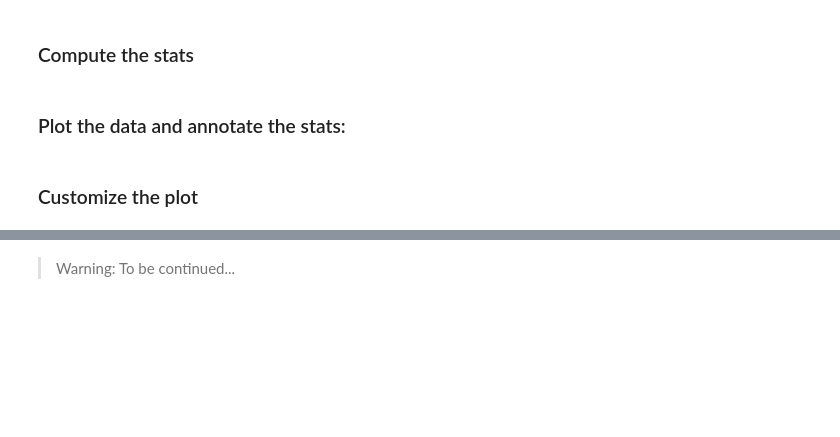
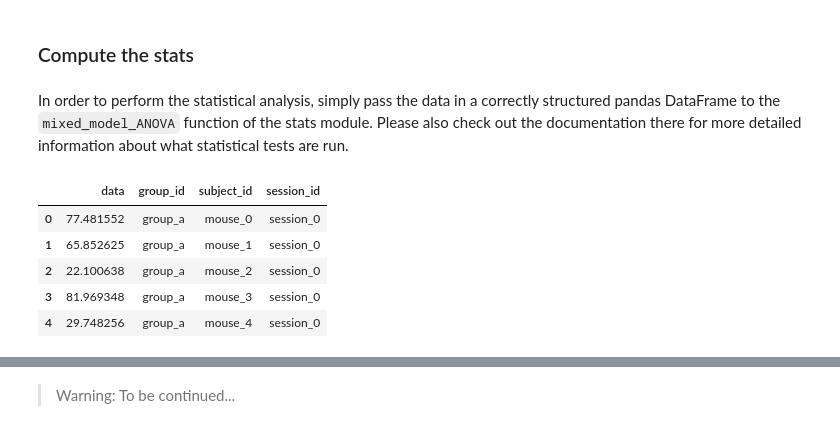
Before and after one commit to Defense-Circuits-Lab/stats_n_plots, a Jupyter notebook: 03_api_tutorial.ipynb, the cells around one changed output, grey strips where cells are left out. Cells and saved outputs as stored; diff of their text form; code cells hidden in the pictures; blank space fills up the shorter version.

```diff
--- a/03_api_tutorial.ipynb
+++ b/03_api_tutorial.ipynb
@@ -214,6 +204,18 @@ For this analysis, you only have to provide two columns. The first one that cont
 # %% [markdown]
 ### Compute the stats
-# %% [markdown]
-### Plot the data and annotate the stats:
-# %% [markdown]
-### Customize the plot
+# %% [markdown]
+In order to perform the statistical analysis, simply pass the data in a correctly structured pandas DataFrame to the `mixed_model_ANOVA` function of the stats module. Please also check out the documentation there for more detailed information about what statistical tests are run.
+# %%
+import pandas as pd
+
+file_url = 'https://raw.githubusercontent.com/DSegebarth/dcl_stats_n_plots/master/test_data/mixed_model_anova_3groups.csv'
+
+df = pd.read_csv(file_url)
+df.head()
+# %% [output]
+|  | data | group_id | subject_id | session_id |
+| 0 | 77.481552 | group_a | mouse_0 | session_0 |
+| 1 | 65.852625 | group_a | mouse_1 | session_0 |
+| 2 | 22.100638 | group_a | mouse_2 | session_0 |
+| 3 | 81.969348 | group_a | mouse_3 | session_0 |
+| 4 | 29.748256 | group_a | mouse_4 | session_0 |
```
Also changed, not shown: parts of 41 cells of this notebook, 5 other files.
